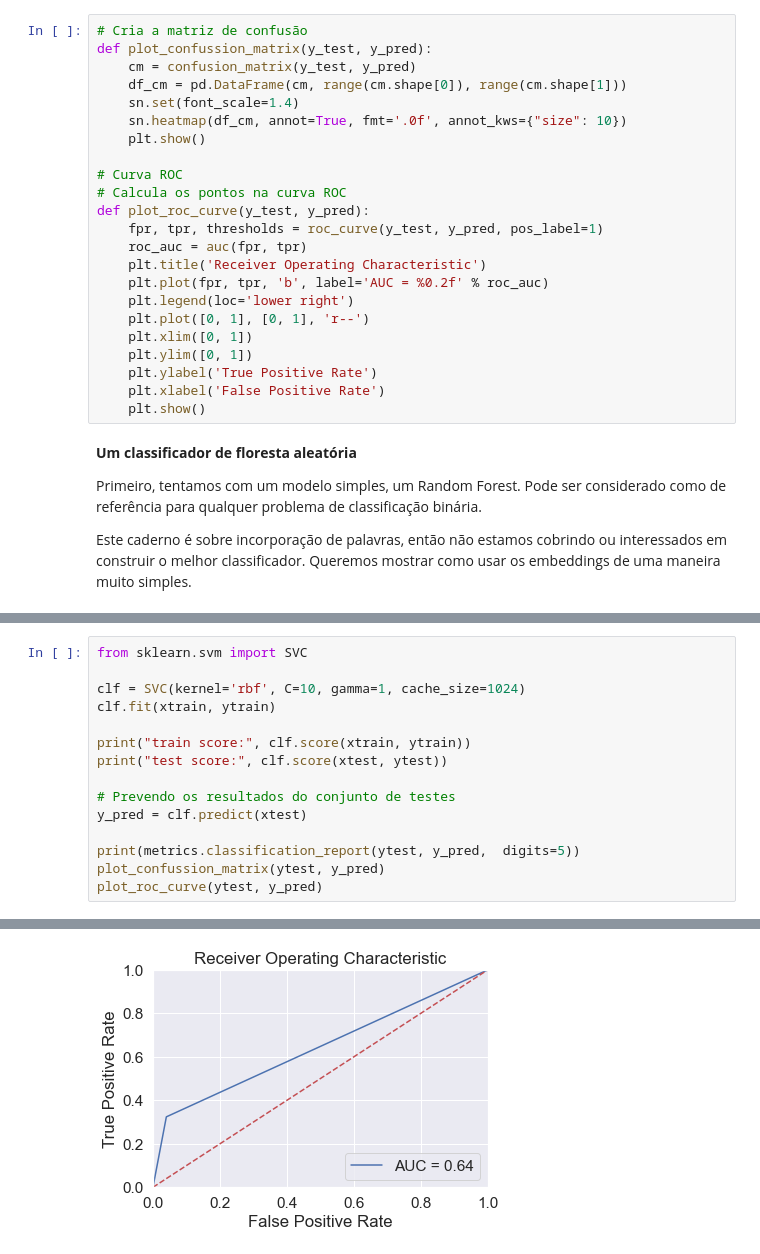
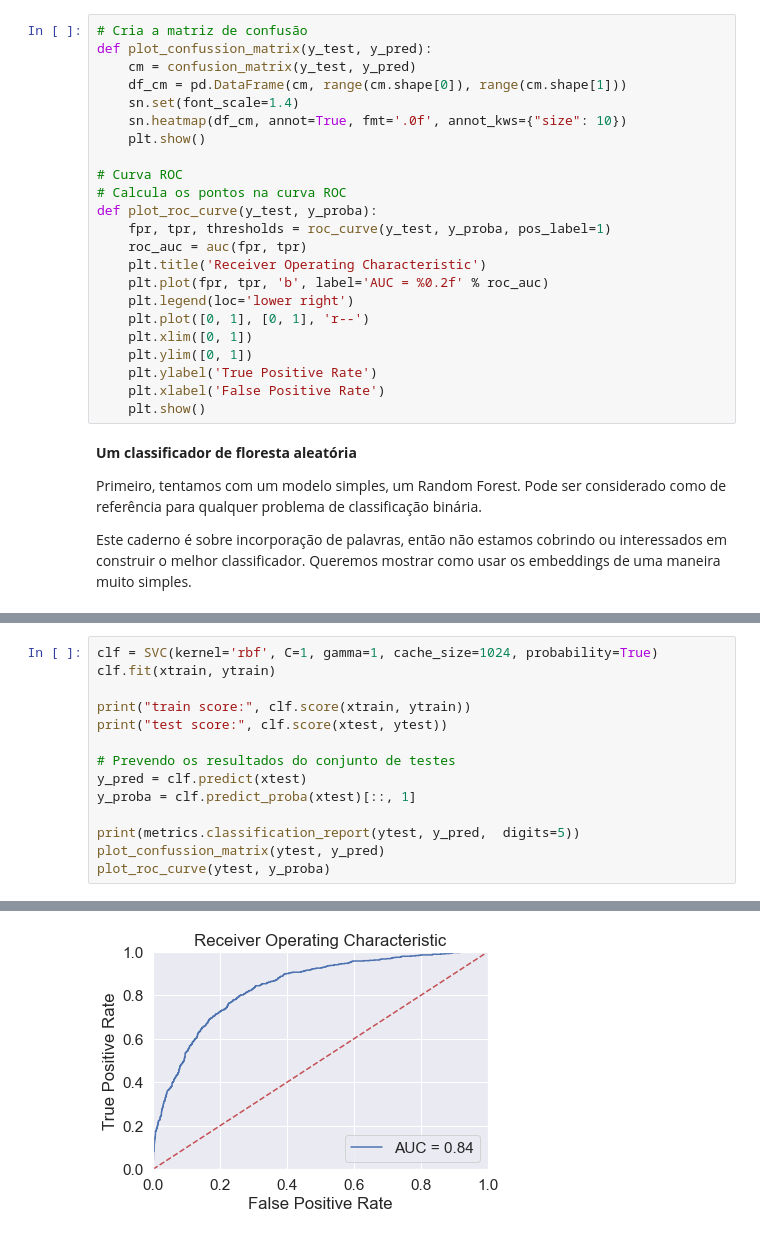
Before and after one commit to antoniolmcandido/text-classification-glove, a Jupyter notebook: notebook.ipynb, the cells around one changed output, grey strips where cells are left out. Cells and saved outputs as stored; diff of their text form.

```diff
--- a/notebook.ipynb
+++ b/notebook.ipynb
@@ -186,8 +190,8 @@ def plot_confussion_matrix(y_test, y_pred):
 
 # Curva ROC
 # Calcula os pontos na curva ROC
-def plot_roc_curve(y_test, y_pred):
-    fpr, tpr, thresholds = roc_curve(y_test, y_pred, pos_label=1)
+def plot_roc_curve(y_test, y_proba):
+    fpr, tpr, thresholds = roc_curve(y_test, y_proba, pos_label=1)
     roc_auc = auc(fpr, tpr)
     plt.title('Receiver Operating Characteristic')
     plt.plot(fpr, tpr, 'b', label='AUC = %0.2f' % roc_auc)
@@ -245,7 +248,5 @@ Podemos usar o algoritmo SVM para prever se uma mensagem é de urgência ou não
 # %%
-from sklearn.svm import SVC
-
-clf = SVC(kernel='rbf', C=10, gamma=1, cache_size=1024)
+clf = SVC(kernel='rbf', C=1, gamma=1, cache_size=1024, probability=True)
 clf.fit(xtrain, ytrain)
 
 print("train score:", clf.score(xtrain, ytrain))
@@ -253,8 +254,9 @@ print("test score:", clf.score(xtest, ytest))
 
 # Prevendo os resultados do conjunto de testes
 y_pred = clf.predict(xtest)
+y_proba = clf.predict_proba(xtest)[::, 1]
 
 print(metrics.classification_report(ytest, y_pred,  digits=5))
 plot_confussion_matrix(ytest, y_pred)
-plot_roc_curve(ytest, y_pred)
+plot_roc_curve(ytest, y_proba)
 # %% [output]
@@ -271,2 +273,2 @@ weighted avg    0.80460   0.82115   0.79487      2941
 [figure]
-[figure, old version]
+[figure, new version]
```
Also changed, not shown: parts of 23 cells of this notebook, 1 other file.
